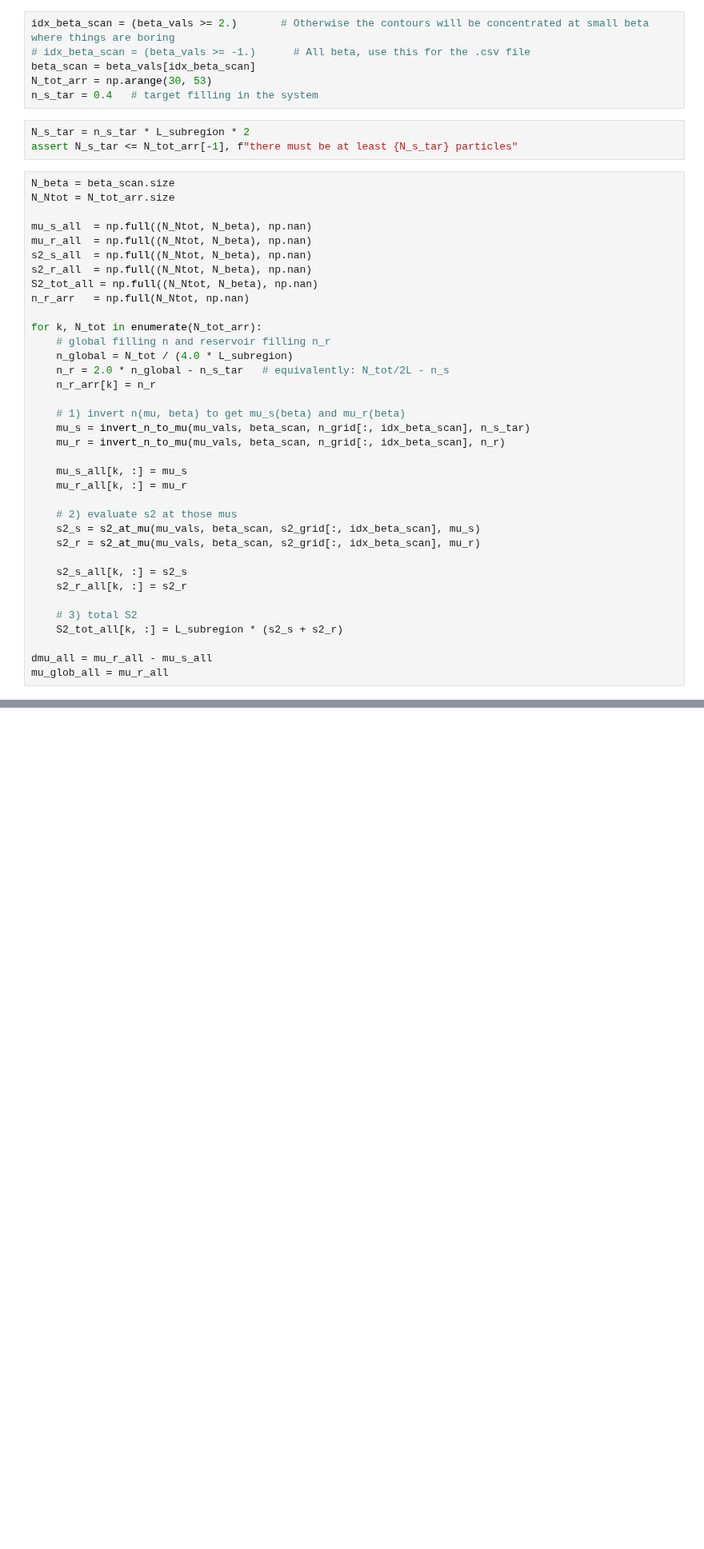
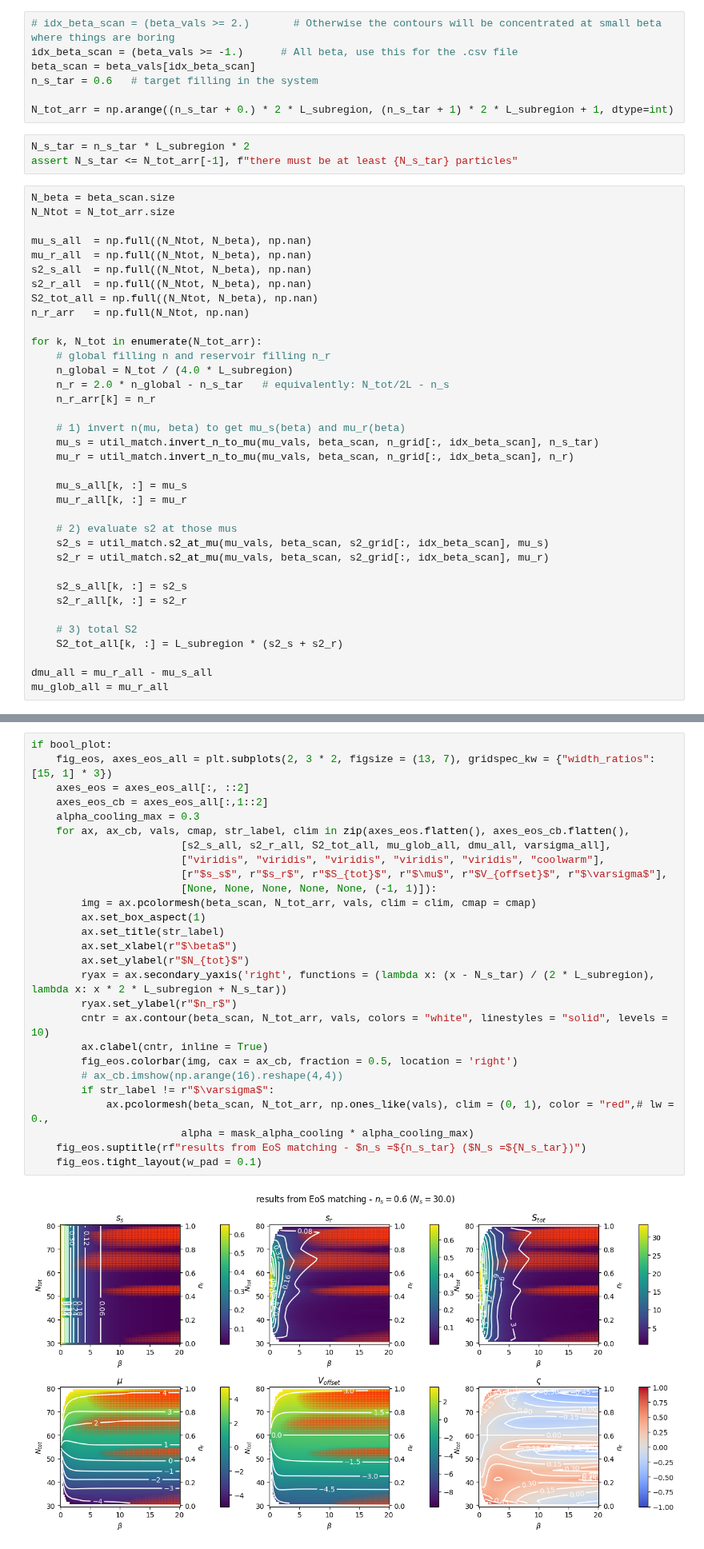
Before and after one commit to Shao-Wen-Chang/E9_constant, a Jupyter notebook: projects/flat_band_cooling/tenpy_results/eos_matcher.ipynb, the cells around one changed output, grey strips where cells are left out. Shown at 80% size. Drawn from its saved outputs; the diff is of its cells as text; blank space fills up the shorter version.

```diff
--- a/projects/flat_band_cooling/tenpy_results/eos_matcher.ipynb
+++ b/projects/flat_band_cooling/tenpy_results/eos_matcher.ipynb
@@ -299,9 +192,10 @@ def s2_at_mu(mu_vals, beta_vals, s2_grid, mu_of_beta, fill_value=np.nan):
 # %%
-idx_beta_scan = (beta_vals >= 2.)       # Otherwise the contours will be concentrated at small beta where things are boring
-# idx_beta_scan = (beta_vals >= -1.)      # All beta, use this for the .csv file
+# idx_beta_scan = (beta_vals >= 2.)       # Otherwise the contours will be concentrated at small beta where things are boring
+idx_beta_scan = (beta_vals >= -1.)      # All beta, use this for the .csv file
 beta_scan = beta_vals[idx_beta_scan]
-N_tot_arr = np.arange(30, 53)
-n_s_tar = 0.4   # target filling in the system
+n_s_tar = 0.6   # target filling in the system
+
+N_tot_arr = np.arange((n_s_tar + 0.) * 2 * L_subregion, (n_s_tar + 1) * 2 * L_subregion + 1, dtype=int)
 # %%
 N_s_tar = n_s_tar * L_subregion * 2
 assert N_s_tar <= N_tot_arr[-1], f"there must be at least {N_s_tar} particles"
@@ -323,15 +217,15 @@ for k, N_tot in enumerate(N_tot_arr):
     n_r_arr[k] = n_r
 
     # 1) invert n(mu, beta) to get mu_s(beta) and mu_r(beta)
-    mu_s = invert_n_to_mu(mu_vals, beta_scan, n_grid[:, idx_beta_scan], n_s_tar)
-    mu_r = invert_n_to_mu(mu_vals, beta_scan, n_grid[:, idx_beta_scan], n_r)
+    mu_s = util_match.invert_n_to_mu(mu_vals, beta_scan, n_grid[:, idx_beta_scan], n_s_tar)
+    mu_r = util_match.invert_n_to_mu(mu_vals, beta_scan, n_grid[:, idx_beta_scan], n_r)
 
     mu_s_all[k, :] = mu_s
     mu_r_all[k, :] = mu_r
 
     # 2) evaluate s2 at those mus
-    s2_s = s2_at_mu(mu_vals, beta_scan, s2_grid[:, idx_beta_scan], mu_s)
-    s2_r = s2_at_mu(mu_vals, beta_scan, s2_grid[:, idx_beta_scan], mu_r)
+    s2_s = util_match.s2_at_mu(mu_vals, beta_scan, s2_grid[:, idx_beta_scan], mu_s)
+    s2_r = util_match.s2_at_mu(mu_vals, beta_scan, s2_grid[:, idx_beta_scan], mu_r)
 
     s2_s_all[k, :] = s2_s
     s2_r_all[k, :] = s2_r
@@ -397,3 +268,32 @@ fig_eos.tight_layout()
+# %%
+if bool_plot:
+    fig_eos, axes_eos_all = plt.subplots(2, 3 * 2, figsize = (13, 7), gridspec_kw = {"width_ratios": [15, 1] * 3})
+    axes_eos = axes_eos_all[:, ::2]
+    axes_eos_cb = axes_eos_all[:,1::2]
+    alpha_cooling_max = 0.3
+    for ax, ax_cb, vals, cmap, str_label, clim in zip(axes_eos.flatten(), axes_eos_cb.flatten(),
+                        [s2_s_all, s2_r_all, S2_tot_all, mu_glob_all, dmu_all, varsigma_all],
+                        ["viridis", "viridis", "viridis", "viridis", "viridis", "coolwarm"],
+                        [r"$s_s$", r"$s_r$", r"$S_{tot}$", r"$\mu$", r"$V_{offset}$", r"$\varsigma$"],
+                        [None, None, None, None, None, (-1, 1)]):
+        img = ax.pcolormesh(beta_scan, N_tot_arr, vals, clim = clim, cmap = cmap)
+        ax.set_box_aspect(1)
+        ax.set_title(str_label)
+        ax.set_xlabel(r"$\beta$")
+        ax.set_ylabel(r"$N_{tot}$")
+        ryax = ax.secondary_yaxis('right', functions = (lambda x: (x - N_s_tar) / (2 * L_subregion), lambda x: x * 2 * L_subregion + N_s_tar))
+        ryax.set_ylabel(r"$n_r$")
+        cntr = ax.contour(beta_scan, N_tot_arr, vals, colors = "white", linestyles = "solid", levels = 10)
+        ax.clabel(cntr, inline = True)
+        fig_eos.colorbar(img, cax = ax_cb, fraction = 0.5, location = 'right')
+        # ax_cb.imshow(np.arange(16).reshape(4,4))
+        if str_label != r"$\varsigma$":
+            ax.pcolormesh(beta_scan, N_tot_arr, np.ones_like(vals), clim = (0, 1), color = "red",# lw = 0.,
+                        alpha = mask_alpha_cooling * alpha_cooling_max)
+    fig_eos.suptitle(rf"results from EoS matching - $n_s =${n_s_tar} ($N_s =${N_s_tar})")
+    fig_eos.tight_layout(w_pad = 0.1)
+# %% [output]
+[figure, added]
 # %% [markdown]
 Now, we scanned $\beta$ because it is easier to do, but we will be more interested in scanning total entropy. This is done in `matching_result_inverter.ipynb`.
 
```
Also changed, not shown: parts of 17 cells of this notebook, 8 other files.
